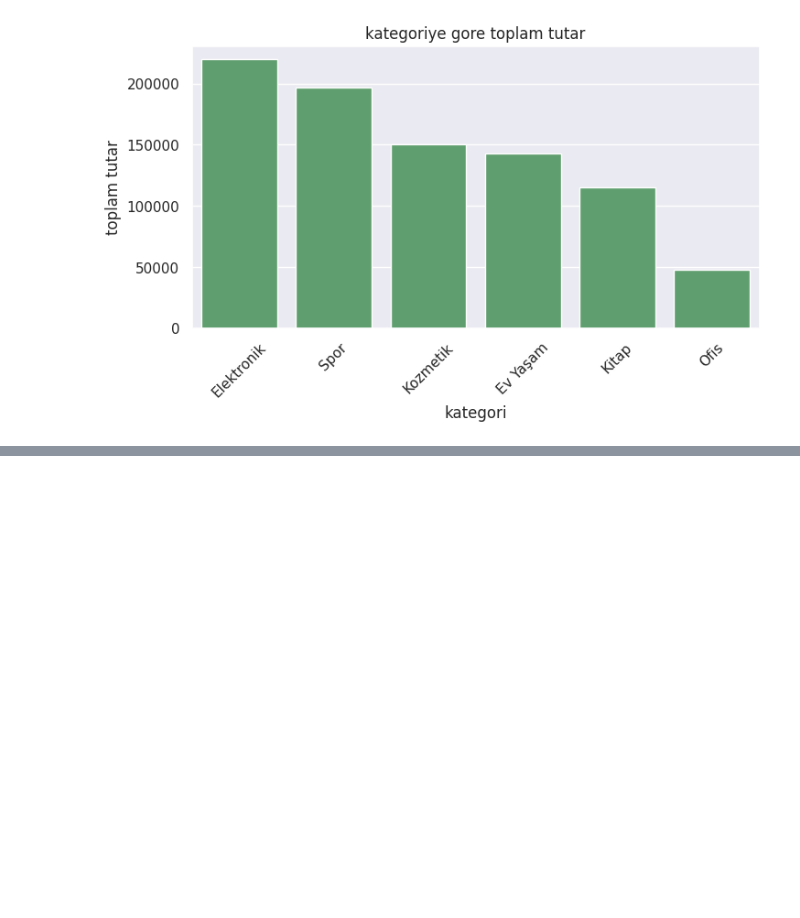
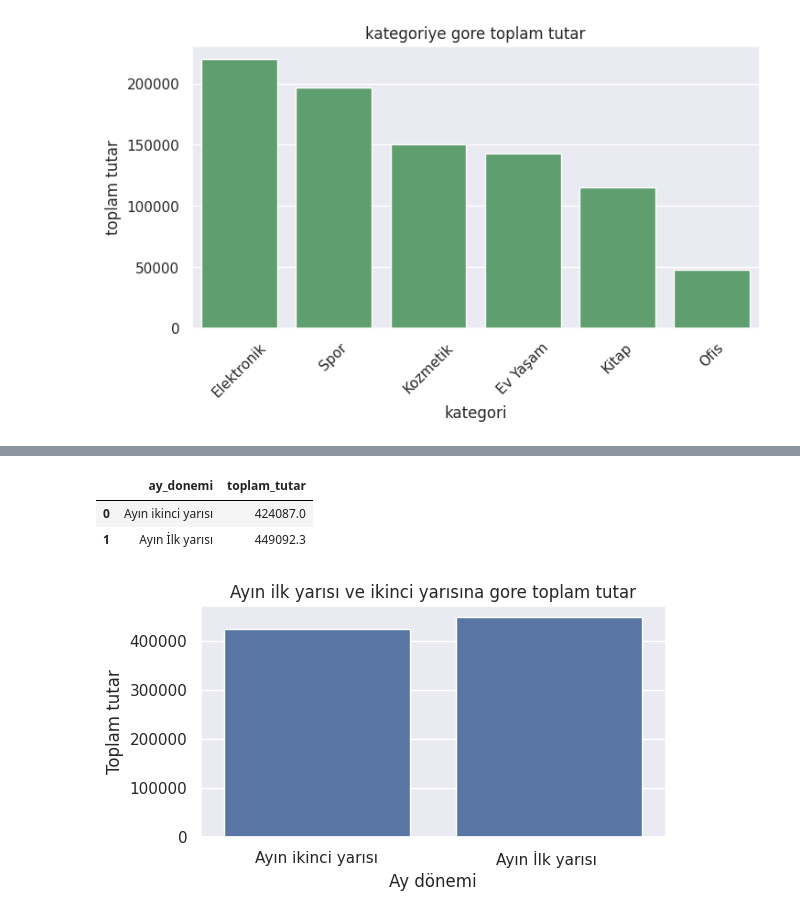
Before and after one commit to Erkan3034/Data-Science, a Jupyter notebook: dataScience.ipynb, the cells around one changed output, grey strips where cells are left out. Saved outputs shown, nothing was run; the diff lists cells and outputs as text; code cells hidden in the pictures; blank space fills up the shorter version.

```diff
--- a/dataScience.ipynb
+++ b/dataScience.ipynb
@@ -1879,0 +1991,7 @@ plt.show()
+# %%
+# ayın ilk ve ikinci yarısı arasındaki harcama farkını inceleme
+df["ay_donemi"] = df['siparis_gunu'].apply(
+    lambda x : "Ayın İlk yarısı "  if x <= 15 else "Ayın ikinci yarısı"
+)
+
+df.head()
@@ -1879,0 +2005,23 @@ plt.show()
+# %%
+ay_donemi_analizi = (
+    df.groupby("ay_donemi")
+    .agg(
+        toplam_tutar = ("toplam_tutar", "sum")
+    )
+    .round(1)
+    .reset_index()
+)
+ay_donemi_analizi
+# %% [output]
+|  | ay_donemi | toplam_tutar |
+| 0 | Ayın ikinci yarısı | 424087.0 |
+| 1 | Ayın İlk yarısı | 449092.3 |
+# %%
+plt.figure(figsize=(6,3))
+sns.barplot(data=ay_donemi_analizi, x = "ay_donemi", y = "toplam_tutar")
+plt.title("Ayın ilk yarısı ve ikinci yarısına gore toplam tutar")
+plt.xlabel("Ay dönemi")
+plt.ylabel("Toplam tutar")
+plt.show()
+# %% [output]
+[figure, added]
```
Also changed, not shown: parts of 31 cells of this notebook.
